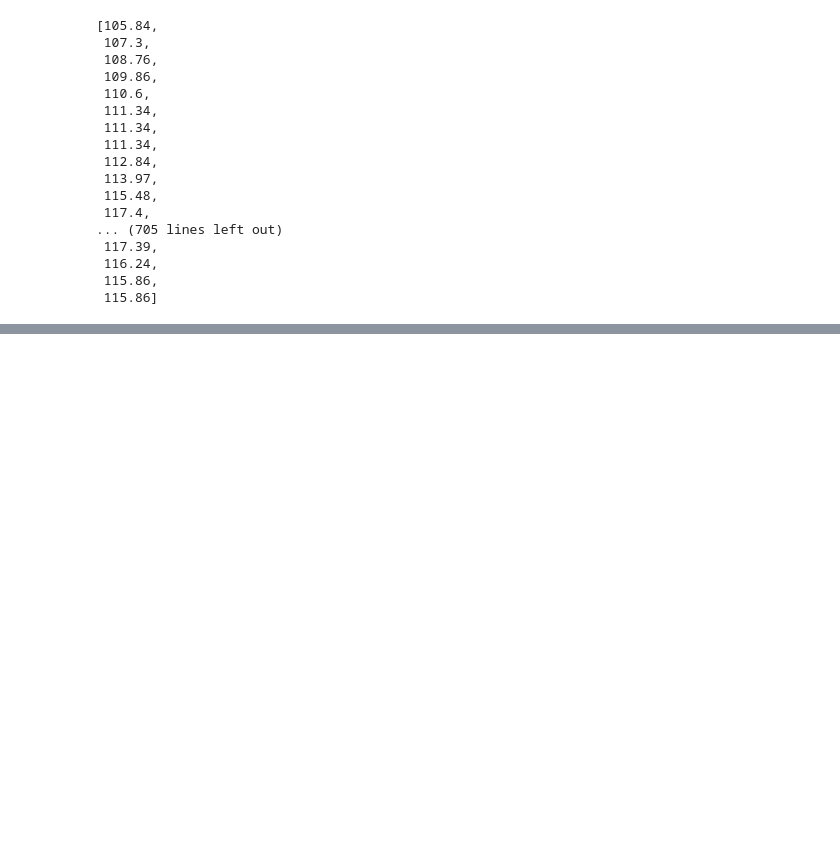
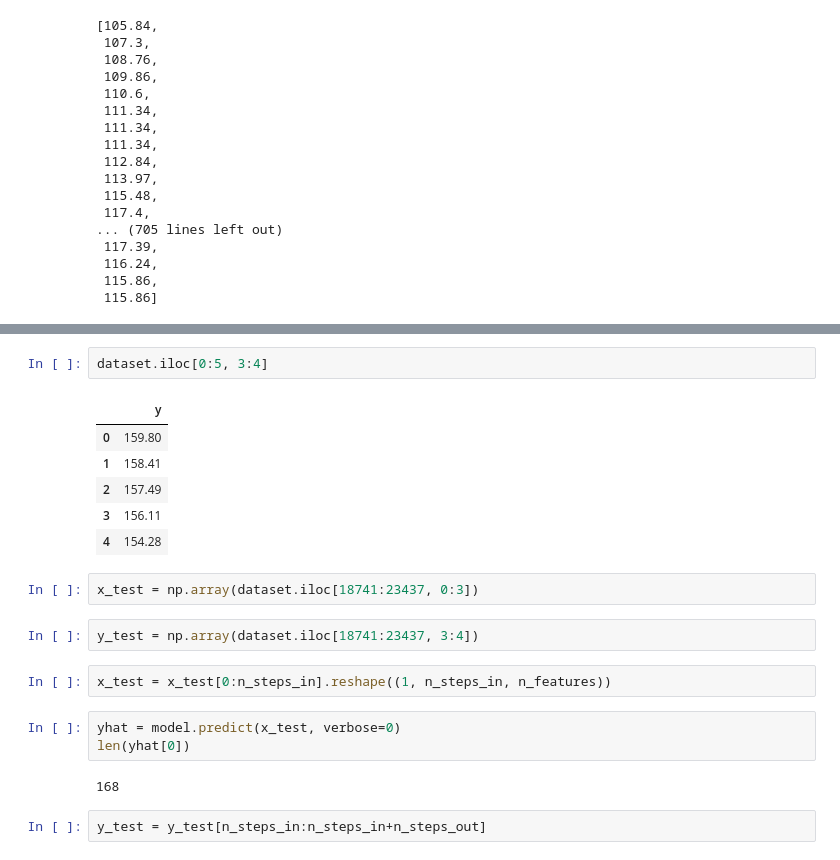
Before and after one commit to colombelli/hydro-ml, a Jupyter notebook: coding_experiments/clebs_data_lstm.ipynb, the cells around one changed output, grey strips where cells are left out. Cells and saved outputs as stored; diff of their text form; blank space fills up the shorter version.

```diff
--- a/coding_experiments/clebs_data_lstm.ipynb
+++ b/coding_experiments/clebs_data_lstm.ipynb
@@ -384,0 +403,22 @@ len(y)
+# %%
+dataset.iloc[0:5, 3:4]
+# %% [output]
+|  | y |
+| 0 | 159.80 |
+| 1 | 158.41 |
+| 2 | 157.49 |
+| 3 | 156.11 |
+| 4 | 154.28 |
+# %%
+x_test = np.array(dataset.iloc[18741:23437, 0:3])
+# %%
+y_test = np.array(dataset.iloc[18741:23437, 3:4])
+# %%
+x_test = x_test[0:n_steps_in].reshape((1, n_steps_in, n_features))
+# %%
+yhat = model.predict(x_test, verbose=0)
+len(yhat[0])
+# %% [output]
+168
+# %%
+y_test = y_test[n_steps_in:n_steps_in+n_steps_out]
```
Also changed, not shown: parts of 19 cells of this notebook, 1 other file.
